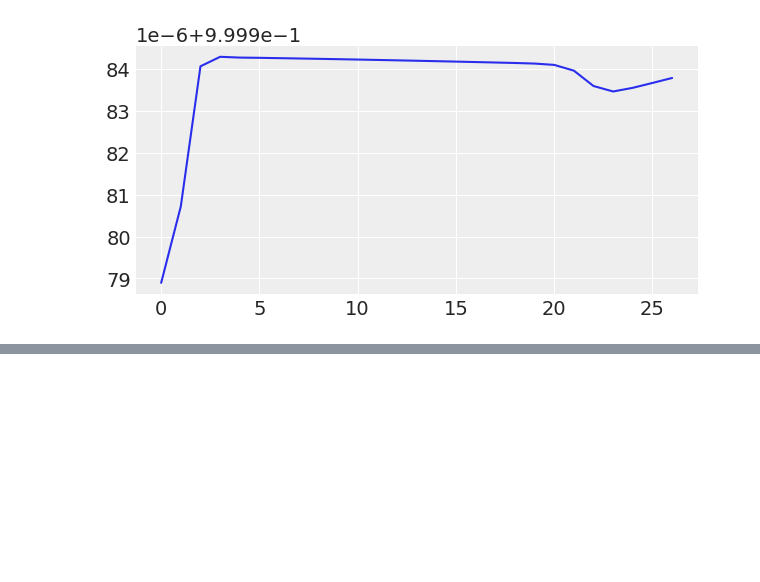
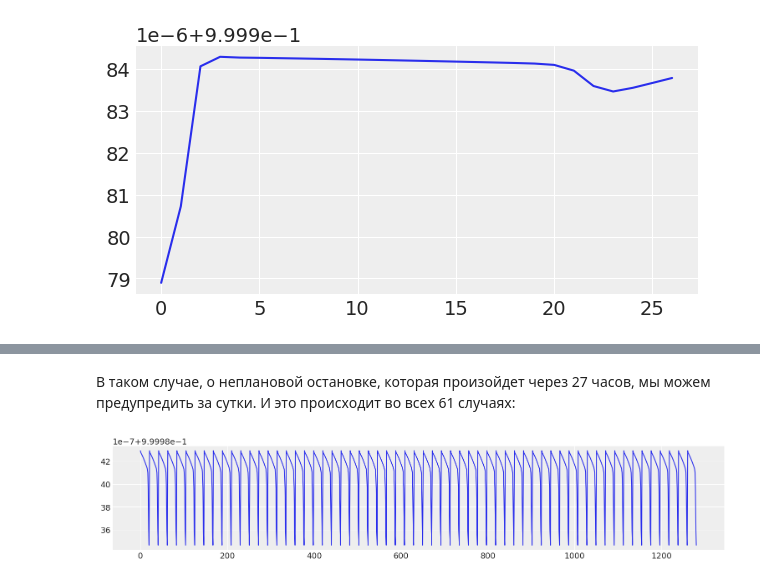
Before and after one commit to YaninaK/predictive-maintenance, a Jupyter notebook: notebooks/03_Baseline_model.ipynb, the cells around one changed output, grey strips where cells are left out. Saved outputs shown, nothing was run; the diff lists cells and outputs as text; code cells hidden in the pictures; blank space fills up the shorter version.

```diff
--- a/notebooks/03_Baseline_model.ipynb
+++ b/notebooks/03_Baseline_model.ipynb
@@ -333,0 +307,9 @@ plt.plot(y[i, :]);
+# %% [markdown]
+В таком случае, о неплановой остановке, которая произойдет через 27 часов, мы можем предупредить за сутки. И это происходит во всех 61 случаях:
+# %%
+y_tranc = y[:, 3:-3].flatten()
+
+plt.figure(figsize=(15, 3))
+plt.plot(y_tranc);
+# %% [output]
+[figure, added]
```
Also changed, not shown: parts of 12 cells of this notebook.
